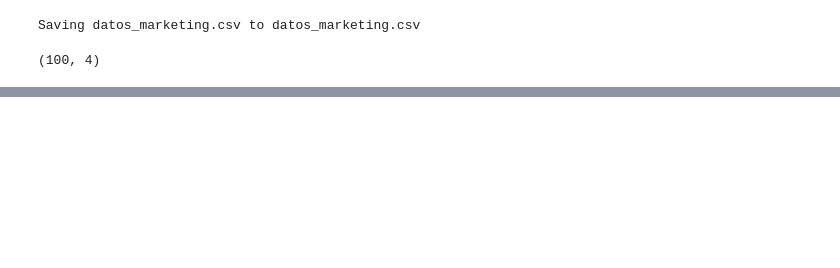
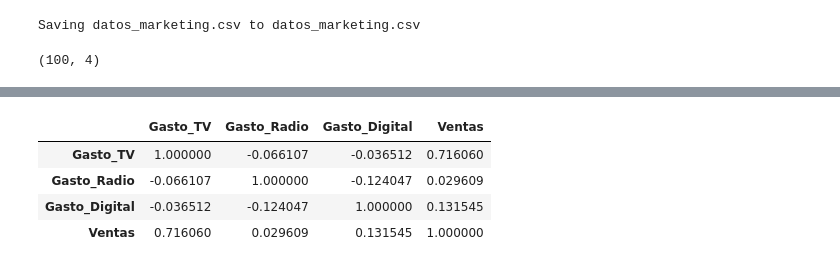
Before and after one commit to fpabi/Tareas, a Jupyter notebook: Tarea_19_Regresión_lineal.ipynb, the cells around one changed output, grey strips where cells are left out. Saved outputs shown, nothing was run; the diff lists cells and outputs as text; code cells hidden in the pictures; blank space fills up the shorter version.

```diff
--- a/Tarea_19_Regresión_lineal.ipynb
+++ b/Tarea_19_Regresión_lineal.ipynb
@@ -27,0 +45,9 @@ marketing.shape
+# %%
+correlation=marketing.corr()
+correlation
+# %% [output]
+|  | Gasto_TV | Gasto_Radio | Gasto_Digital | Ventas |
+| Gasto_TV | 1.000000 | -0.066107 | -0.036512 | 0.716060 |
+| Gasto_Radio | -0.066107 | 1.000000 | -0.124047 | 0.029609 |
+| Gasto_Digital | -0.036512 | -0.124047 | 1.000000 | 0.131545 |
+| Ventas | 0.716060 | 0.029609 | 0.131545 | 1.000000 |
```
Also changed, not shown: parts of 3 cells of this notebook.
